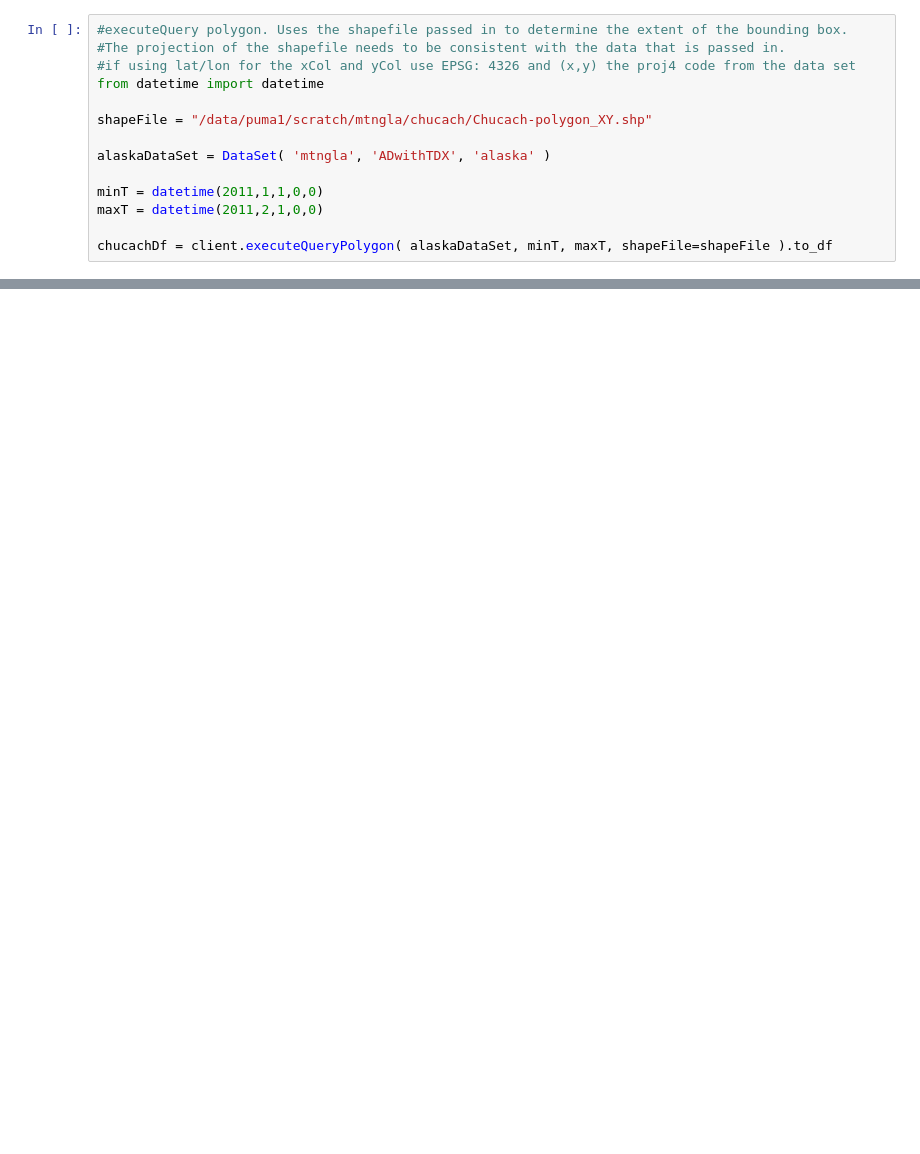
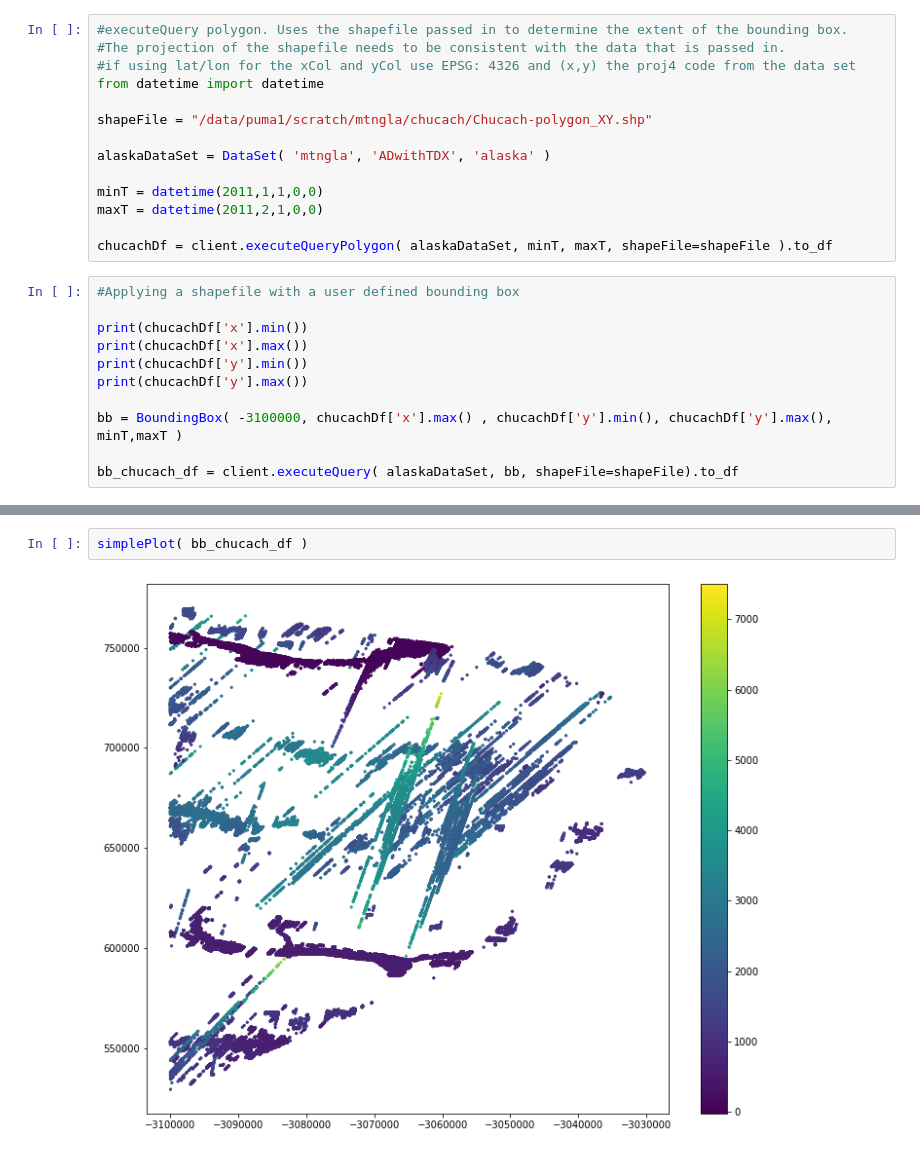
Before and after one commit to whigg/malard, a Jupyter notebook: python/Examples/MalardClientTutorial.ipynb, the cells around one changed output, grey strips where cells are left out. Saved outputs shown, nothing was run; the diff lists cells and outputs as text; blank space fills up the shorter version.

Commit message:
Added example demonstrating passing a bounding box and applying a mask.

```diff
--- a/python/Examples/MalardClientTutorial.ipynb
+++ b/python/Examples/MalardClientTutorial.ipynb
@@ -65,3 +87,14 @@ minT = datetime(2011,1,1,0,0)
 maxT = datetime(2011,2,1,0,0)
 
 chucachDf = client.executeQueryPolygon( alaskaDataSet, minT, maxT, shapeFile=shapeFile ).to_df
+# %%
+#Applying a shapefile with a user defined bounding box
+
+print(chucachDf['x'].min())
+print(chucachDf['x'].max())
+print(chucachDf['y'].min())
+print(chucachDf['y'].max())
+
+bb = BoundingBox( -3100000, chucachDf['x'].max() , chucachDf['y'].min(), chucachDf['y'].max(), minT,maxT )
+
+bb_chucach_df = client.executeQuery( alaskaDataSet, bb, shapeFile=shapeFile).to_df
@@ -78,3 +118,7 @@ plt.show()
+# %%
+simplePlot( bb_chucach_df )
+# %% [output]
+[figure, added]
 # %%
 #get the input swath file names from the input dataframe
 
```
Also changed, not shown: parts of 10 cells of this notebook.
